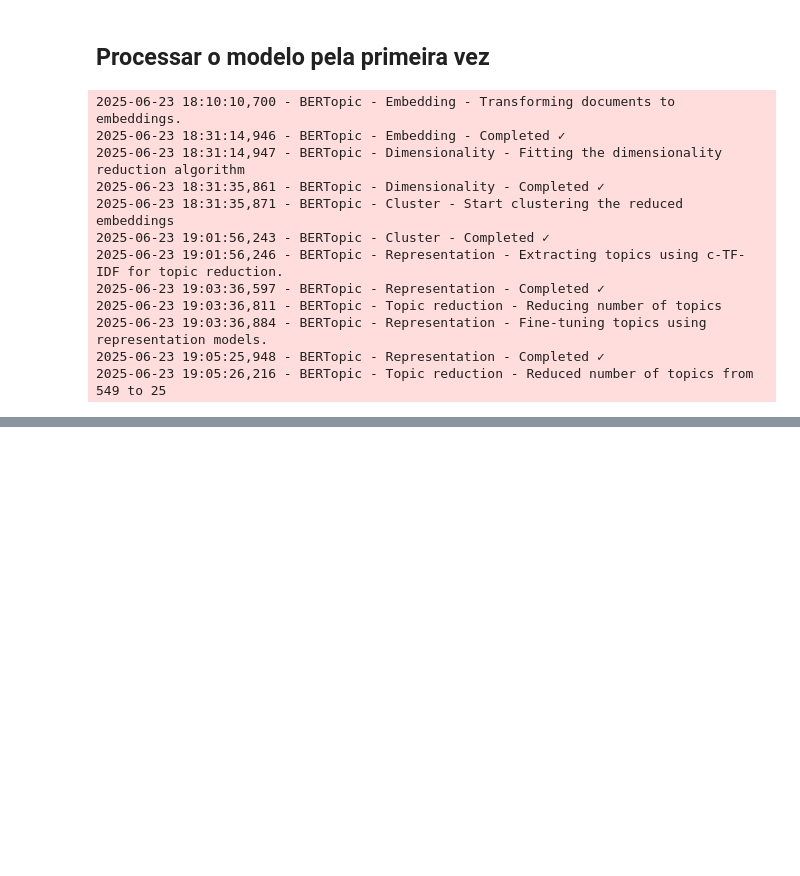
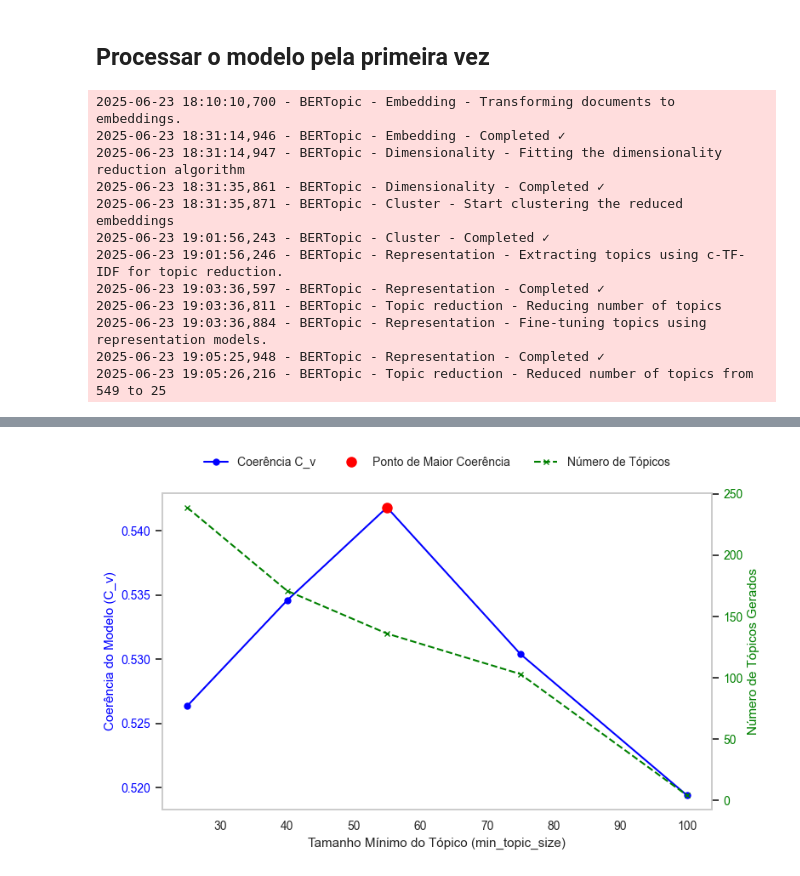
Before and after one commit to hoomanish/TCC_MBA_DS_2025, a Jupyter notebook: ds_posts_analysis.ipynb, the cells around one changed output, grey strips where cells are left out. Cells and saved outputs as stored; diff of their text form; code cells hidden in the pictures; blank space fills up the shorter version.

```diff
--- a/ds_posts_analysis.ipynb
+++ b/ds_posts_analysis.ipynb
@@ -844,3 +855,0 @@ modelo_livre.save("modelo_livre")
-# %%
-df_todos['topics_ml'] = topics_s
-df_todos['probabilities_ml'] = probabilities.tolist()
@@ -934,0 +860,15 @@ final_topics, final_probabilities = final_topic_model.fit_transform(posts_df['pr
+# %%
+#
+# create standard stopwords list
+standard_stopwords = list(stopwords.words('english'))
+# add additional stopwords
+additional_stopwords = [' ','td', 'exactly', 'e e e e',
+                        ]
+
+# Lista completa de stopwords
+full_stopwords = standard_stopwords + additional_stopwords
+
+# Parâmetros para o CountVectorizer a ser utilizado no modelo BERTopic
+vectorizer_model = CountVectorizer(tokenizer=LemmaTokenizer(),  # Limpa os textos
+                                  ngram_range=(1, 3),  #Tópicos com unigramas, bigramas e trigramas
+                                  stop_words=full_stopwords)
@@ -935,3 +1047,65 @@ final_topics, final_probabilities = final_topic_model.fit_transform(posts_df['pr
+# %%
+import pandas as pd
+import matplotlib.pyplot as plt
+import matplotlib as mpl
+
+# 1. Converter a lista de resultados em um DataFrame do Pandas
+results_df = pd.DataFrame(results)
+
+# Encontrar o resultado com a maior coerência para destaque
+best_result = results_df.loc[results_df['coherence_cv'].idxmax()]
+
+# -----------------------------------------------------------------------------
+# 2. CONFIGURAÇÃO DE ESTILO CONFORME NORMAS DO TCC (Arial, tam. 8-11)
+# -----------------------------------------------------------------------------
+mpl.rcParams['font.family'] = 'Arial'  # Define a fonte padrão para Arial
+mpl.rcParams['font.size'] = 10         # Define o tamanho da fonte padrão para 10pt
+
+# 3. Criar a figura e os eixos do gráfico
+fig, ax1 = plt.subplots(figsize=(8, 5)) # Tamanho ajustado para meia página de um doc A4
+
+# --- Eixo Y Esquerdo (Coerência C_v) ---
+color = 'blue'
+ax1.set_xlabel('Tamanho Mínimo do Tópico (min_topic_size)', fontsize=11)
+ax1.set_ylabel('Coerência do Modelo (C_v)', color=color, fontsize=11)
+ax1.plot(results_df['min_topic_size'], results_df['coherence_cv'],
+         color=color, marker='o', markersize=5, label='Coerência C_v')
+ax1.tick_params(axis='y', labelcolor=color, labelsize=10)
+ax1.tick_params(axis='x', labelsize=10)
+
+# Destacar o ponto de maior coerência
+ax1.plot(best_result['min_topic_size'], best_result['coherence_cv'], 'o',
+         markersize=8, color='red', label=f"Ponto de Maior Coerência")
+#retirar grid
+ax1.grid(visible=False)  # Retirar grid do eixo Y esquerdo
+
+# --- Eixo Y Direito (Número de Tópicos) ---
+ax2 = ax1.twinx()
+color = 'green'
+ax2.set_ylabel('Número de Tópicos Gerados', color=color, fontsize=11)
+ax2.plot(results_df['min_topic_size'], results_df['number_of_topics'],
+         color=color, linestyle='--', marker='x', markersize=5,
+         label='Número de Tópicos')
+ax2.tick_params(axis='y', labelcolor=color, labelsize=10)
+ax2.grid(visible=False)  # Retirar grid do eixo Y direito
+
+# 4. Legenda do Gráfico
+# Posicionando a legenda de forma a não sobrepor os dados
+lines, labels = ax1.get_legend_handles_labels()
+lines2, labels2 = ax2.get_legend_handles_labels()
+ax2.legend(lines + lines2, labels + labels2, loc='upper center',
+           bbox_to_anchor=(0.5, 1.15), ncol=3, fontsize=10, frameon=False)
+
+# 5. Finalizar e exibir o gráfico
+fig.tight_layout()
+plt.show()
+
+# # 6. Salvar o gráfico em um arquivo para usar no TCC
+# # SVG é um formato vetorial (ótima qualidade), PNG é universal.
+# fig.savefig('grafico_tuning_final.svg', format='svg')
+# fig.savefig('grafico_tuning_final.png', format='png', dpi=300, bbox_inches='tight')
+# %% [output]
+[figure, added]
 # %%
 modelo_livre.get_topic_info()
 # %% [output]
```
Also changed, not shown: parts of 10 cells of this notebook, 1 other file.
